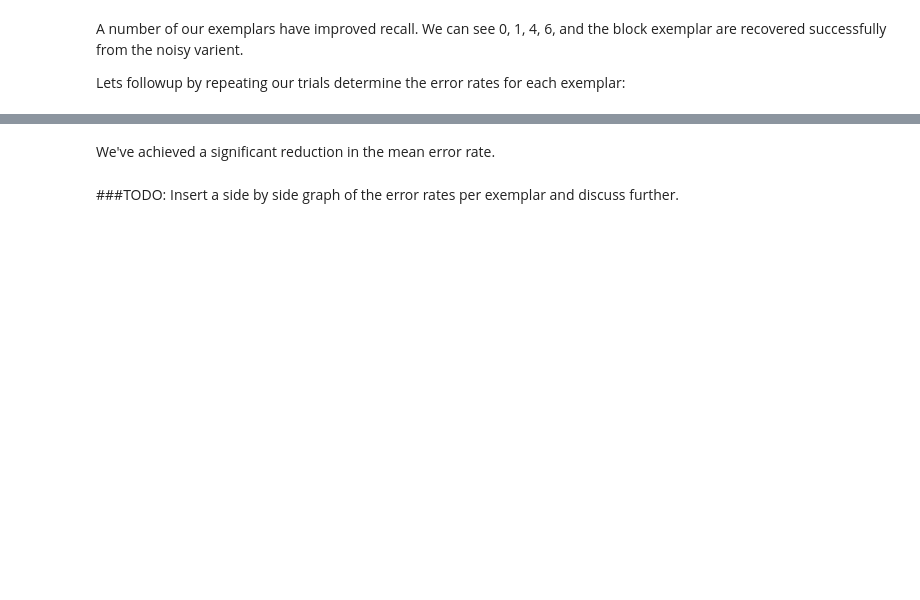
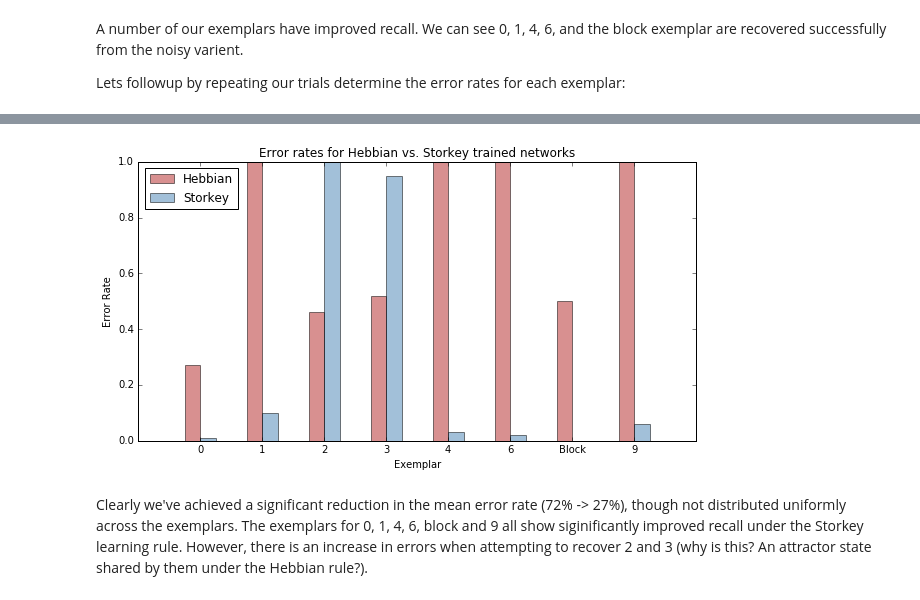
Before and after one commit to cdjeschke/neural-networks-project, a Jupyter notebook: project.ipynb, the cells around one changed output, grey strips where cells are left out. Cells and saved outputs as stored; diff of their text form; code cells hidden in the pictures; blank space fills up the shorter version.

```diff
--- a/project.ipynb
+++ b/project.ipynb
@@ -221,19 +169,17 @@ random.seed(123123)
 exemplars = LippmanExemplars.get_exemplars()[0:8]
 network = HopfieldNetwork(exemplars, learning_rule="Storkey")
 
-error_rates = []
+storkey_error_rates = []
 for i, exemplar in enumerate(exemplars):
-    print "Testing on exemplar {0}".format(i)
     errors = 0
-    for i in range(0, 100):
+    for _ in range(0, 100):
         noisy_exemplar = LippmanExemplars.add_noise(exemplar, p=.25)
         p = network.asynchronous_recall(noisy_exemplar)[-1]
         if p != exemplar:
             errors += 1
-    error_rates.append(1.0 * errors / 100)
+    rate = (1.0 * errors) / 100
+    print "Error rate for exemplar: {0} was {1}%".format(i, rate * 100)
+    storkey_error_rates.append(rate)
 
-for i, rate in enumerate(error_rates):
-    print "Error rate for exemplar: {0} was {1}%.".format(i, rate * 100)
-
-m = (1.0 * sum(error_rates)) / len(error_rates)
+m = (1.0 * sum(storkey_error_rates)) / len(storkey_error_rates)
 print "Mean error rate: {0}%".format(m * 100)
@@ -240,7 +196,25 @@ print "Mean error rate: {0}%".format(m * 100)
-# %% [markdown]
-We've achieved a significant reduction in the mean error rate.
-# %% [markdown]
-###TODO:  Insert a side by side graph of the error rates per exemplar and discuss further.
+# %%
+figure = plt.figure(figsize=(10,5))
+
+axes = figure.add_subplot(1,1,1)
+axes.set_title("Error rates for Hebbian vs. Storkey trained networks")
+
+exemplars = range(0,8)
+width = .25
+l1 = axes.bar(exemplars, hebbian_error_rates, -width, color="firebrick", align='edge', alpha=.5)
+l2 = axes.bar(exemplars, storkey_error_rates, width, color="steelblue", align='edge', alpha=.5)
+axes.set_ylabel("Error Rate")
+axes.set_xticks([0, 1, 2, 3, 4, 5, 6, 7])
+axes.set_xticklabels(['0', '1', '2', '3', '4', '6', 'Block', '9'])
+axes.set_xlabel("Exemplar")
+axes.legend([l1, l2], ['Hebbian', 'Storkey'], bbox_to_anchor=(.19, 1))
+
+
+plt.show()
+# %% [output]
+[figure, added]
+# %% [markdown]
+Clearly we've achieved a significant reduction in the mean error rate (72% -> 27%), though not distributed uniformly across the exemplars. The exemplars for 0, 1, 4, 6, block and 9 all show siginificantly improved recall under the Storkey learning rule. However, there is an increase in errors when attempting to recover 2 and 3 (why is this?  An attractor state shared by them under the Hebbian rule?).
 # %% [markdown]
 ----
 **Experiment 2:  Saturating a Hopfield Network**
```
Also changed, not shown: parts of 15 cells of this notebook.
